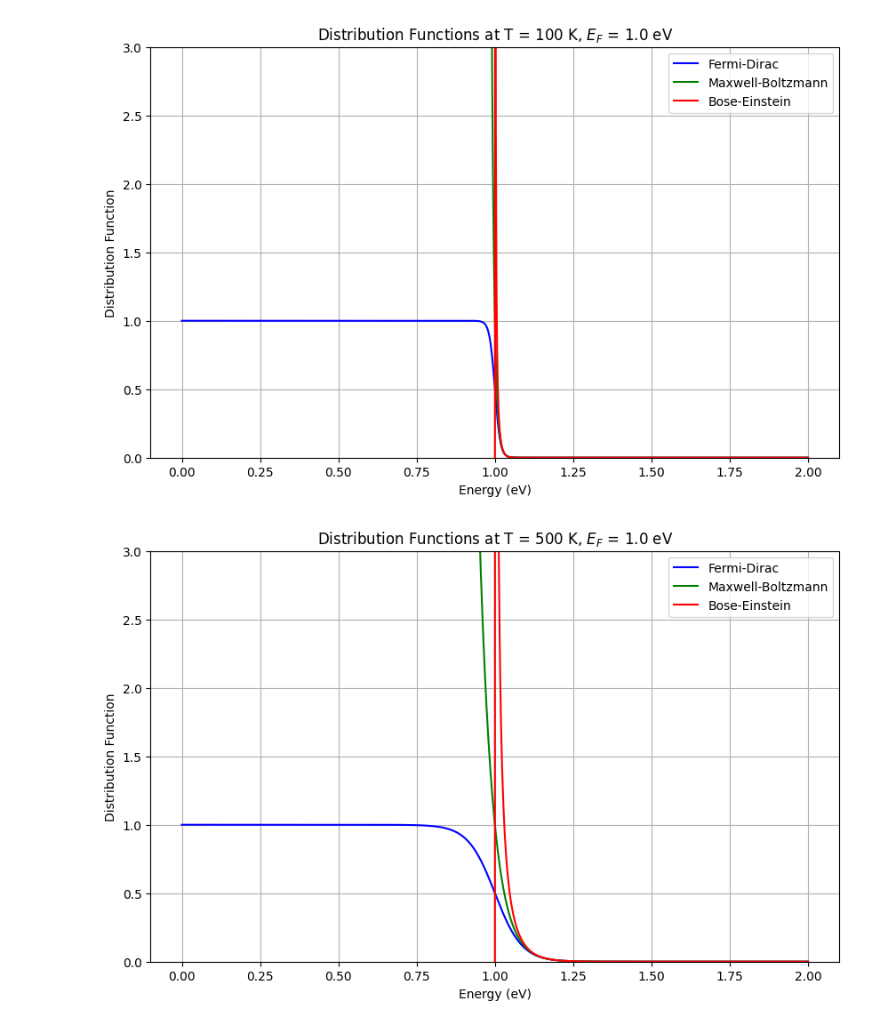
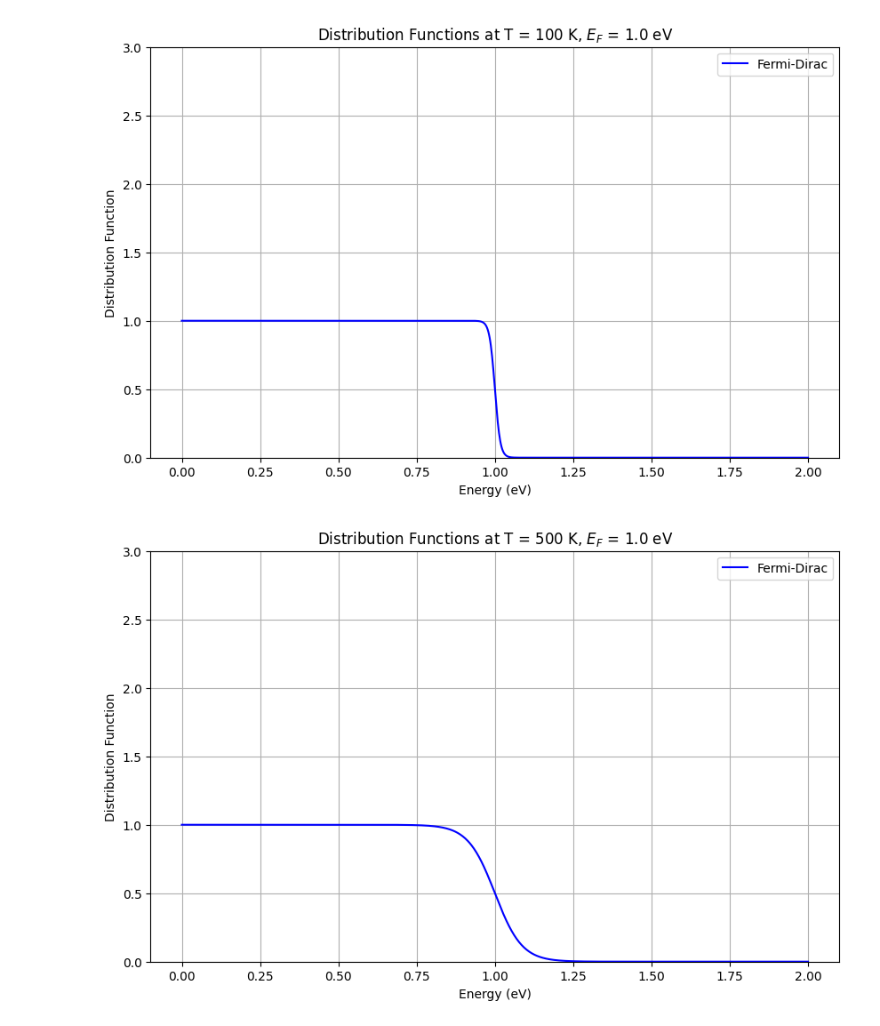
Before and after one commit to OJB-Quantum/Maxwell-Boltzmann-Distribution, a Jupyter notebook: particle_statitics.ipynb, the cells around one changed output. Saved outputs shown, nothing was run; the diff lists cells and outputs as text; code cells hidden in the pictures.

```diff
--- a/particle_statitics.ipynb
+++ b/particle_statitics.ipynb
@@ -85,8 +85,8 @@ be_distribution = bose_einstein(energy, T)
 # Plot distributions
 plt.figure(figsize=(10, 6))
 plt.plot(energy, fd_distribution, label='Fermi-Dirac', color='blue')
-plt.plot(energy, mb_distribution, label='Maxwell-Boltzmann', color='green')
-plt.plot(energy, be_distribution, label='Bose-Einstein', color='red')
+# plt.plot(energy, mb_distribution, label='Maxwell-Boltzmann', color='green')
+# plt.plot(energy, be_distribution, label='Bose-Einstein', color='red')
 
 # Labels and Title
 plt.xlabel('Energy (eV)')
@@ -100,7 +100,7 @@ plt.ylim(0, 3)
 plt.grid(True)
 plt.show()
 # %% [output]
-[figure, old version]
+[figure, new version]
 # %%
 # Constants
 k_B = 8.617333262145e-5  # Boltzmann constant in eV/K
@@ -133,20 +133,20 @@ be_distribution = bose_einstein(energy, T)
 # %%
 # Plot distributions
 plt.figure(figsize=(10, 6))
 plt.plot(energy, fd_distribution, label='Fermi-Dirac', color='blue')
-plt.plot(energy, mb_distribution, label='Maxwell-Boltzmann', color='green')
-plt.plot(energy, be_distribution, label='Bose-Einstein', color='red')
+# plt.plot(energy, mb_distribution, label='Maxwell-Boltzmann', color='green')
+# plt.plot(energy, be_distribution, label='Bose-Einstein', color='red')
 
 # Labels and Title
 plt.xlabel('Energy (eV)')
 plt.ylabel('Distribution Function')
 plt.title(f'Distribution Functions at T = {T} K, $E_F$ = {E_F} eV')
 plt.legend()
 
 # Set y-axis limits from 0 to 3
 plt.ylim(0, 3)
 # Show plot
 plt.grid(True)
 plt.show()
 # %% [output]
-[figure, old version]
+[figure, new version]
```
Also changed, not shown: parts of 4 cells of this notebook.
